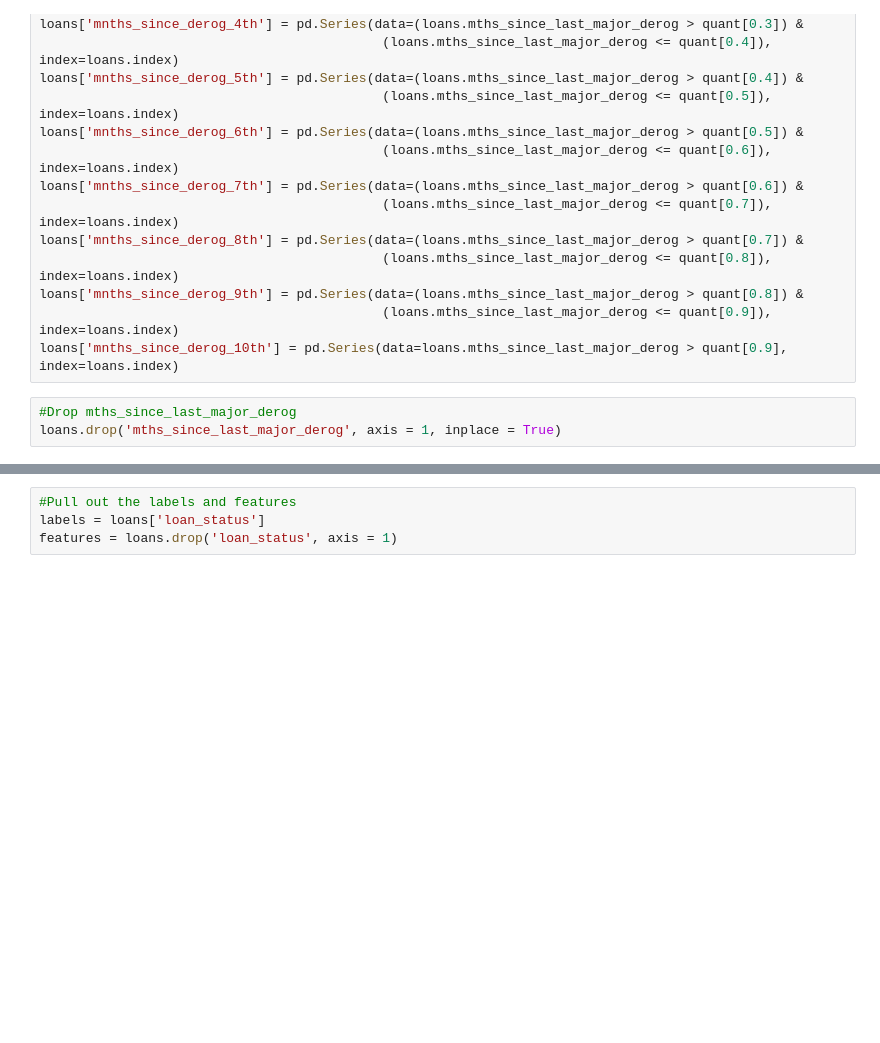
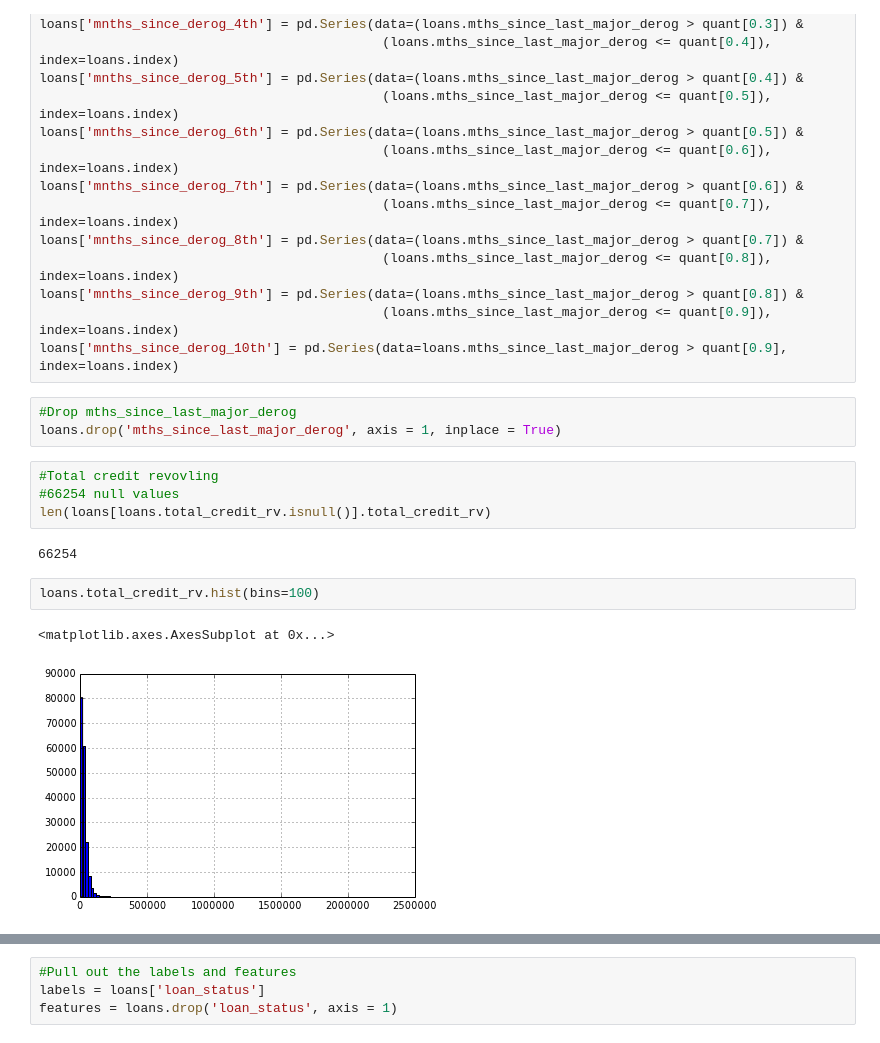
Before and after one commit to jsabrams/ds_workshop, a Jupyter notebook: capstone_project/data_cleaning_processing.ipynb, the cells around one changed output, grey strips where cells are left out. Drawn from its saved outputs; the diff is of its cells as text; blank space fills up the shorter version.

```diff
--- a/capstone_project/data_cleaning_processing.ipynb
+++ b/capstone_project/data_cleaning_processing.ipynb
@@ -334,3 +334,14 @@ loans['mnths_since_derog_10th'] = pd.Series(data=loans.mths_since_last_major_der
 # %%
 #Drop mths_since_last_major_derog
 loans.drop('mths_since_last_major_derog', axis = 1, inplace = True)
+# %%
+#Total credit revovling
+#66254 null values
+len(loans[loans.total_credit_rv.isnull()].total_credit_rv)
+# %% [output]
+66254
+# %%
+loans.total_credit_rv.hist(bins=100)
+# %% [output]
+<matplotlib.axes.AxesSubplot at 0x...>
+[figure, added]
```
Also changed, not shown: parts of 8 cells of this notebook.
